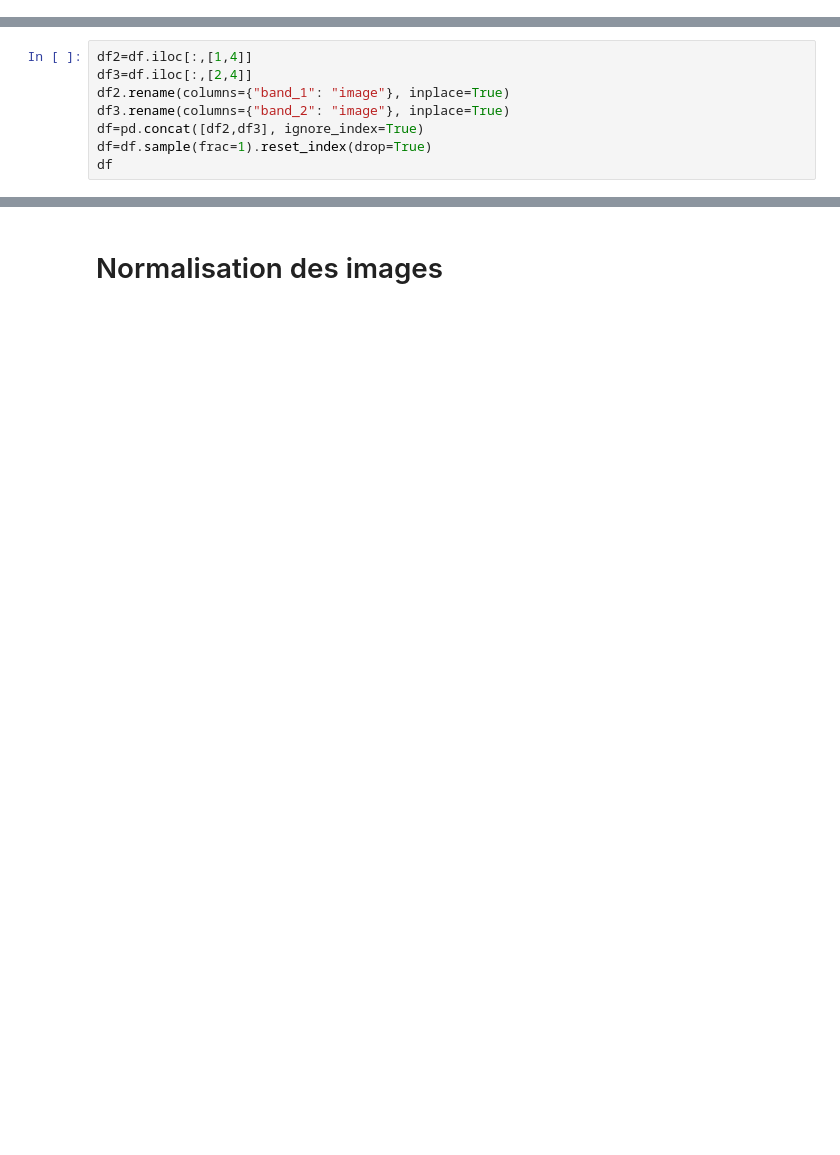
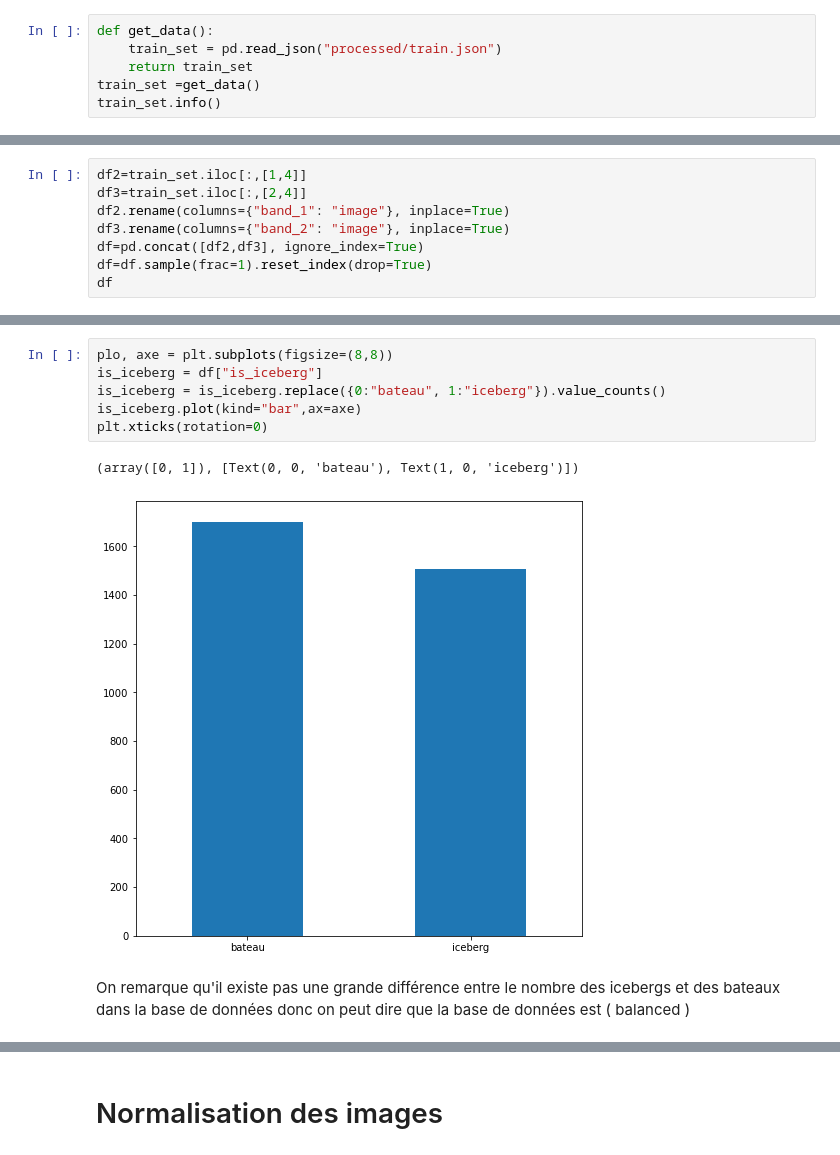
Before and after one commit to MohamedElfallah/Iceberg_classification, a Jupyter notebook: data_prepar_viz.ipynb, the cells around one changed output, grey strips where cells are left out. Cells and saved outputs as stored; diff of their text form; blank space fills up the shorter version.

```diff
--- a/data_prepar_viz.ipynb
+++ b/data_prepar_viz.ipynb
@@ -31,0 +12,6 @@ memory usage: 62.8+ KB
+# %%
+def get_data():
+    train_set = pd.read_json("processed/train.json")
+    return train_set
+train_set =get_data()
+train_set.info()
@@ -32,6 +50,6 @@ memory usage: 62.8+ KB
 # %%
-df2=df.iloc[:,[1,4]]
-df3=df.iloc[:,[2,4]]
+df2=train_set.iloc[:,[1,4]]
+df3=train_set.iloc[:,[2,4]]
 df2.rename(columns={"band_1": "image"}, inplace=True)
 df3.rename(columns={"band_2": "image"}, inplace=True)
 df=pd.concat([df2,df3], ignore_index=True)
@@ -57,0 +72,11 @@ See the caveats in the documentation: https://pandas.pydata.org/pandas-docs/stab
+# %%
+plo, axe = plt.subplots(figsize=(8,8))
+is_iceberg = df["is_iceberg"]
+is_iceberg = is_iceberg.replace({0:"bateau", 1:"iceberg"}).value_counts()
+is_iceberg.plot(kind="bar",ax=axe)
+plt.xticks(rotation=0)
+# %% [output]
+(array([0, 1]), [Text(0, 0, 'bateau'), Text(1, 0, 'iceberg')])
+[figure, added]
+# %% [markdown]
+On remarque qu'il existe pas une grande différence entre le nombre des icebergs et des bateaux dans la base de données donc on peut dire que la base de données est ( balanced )
```
Also changed, not shown: parts of 63 cells of this notebook.
